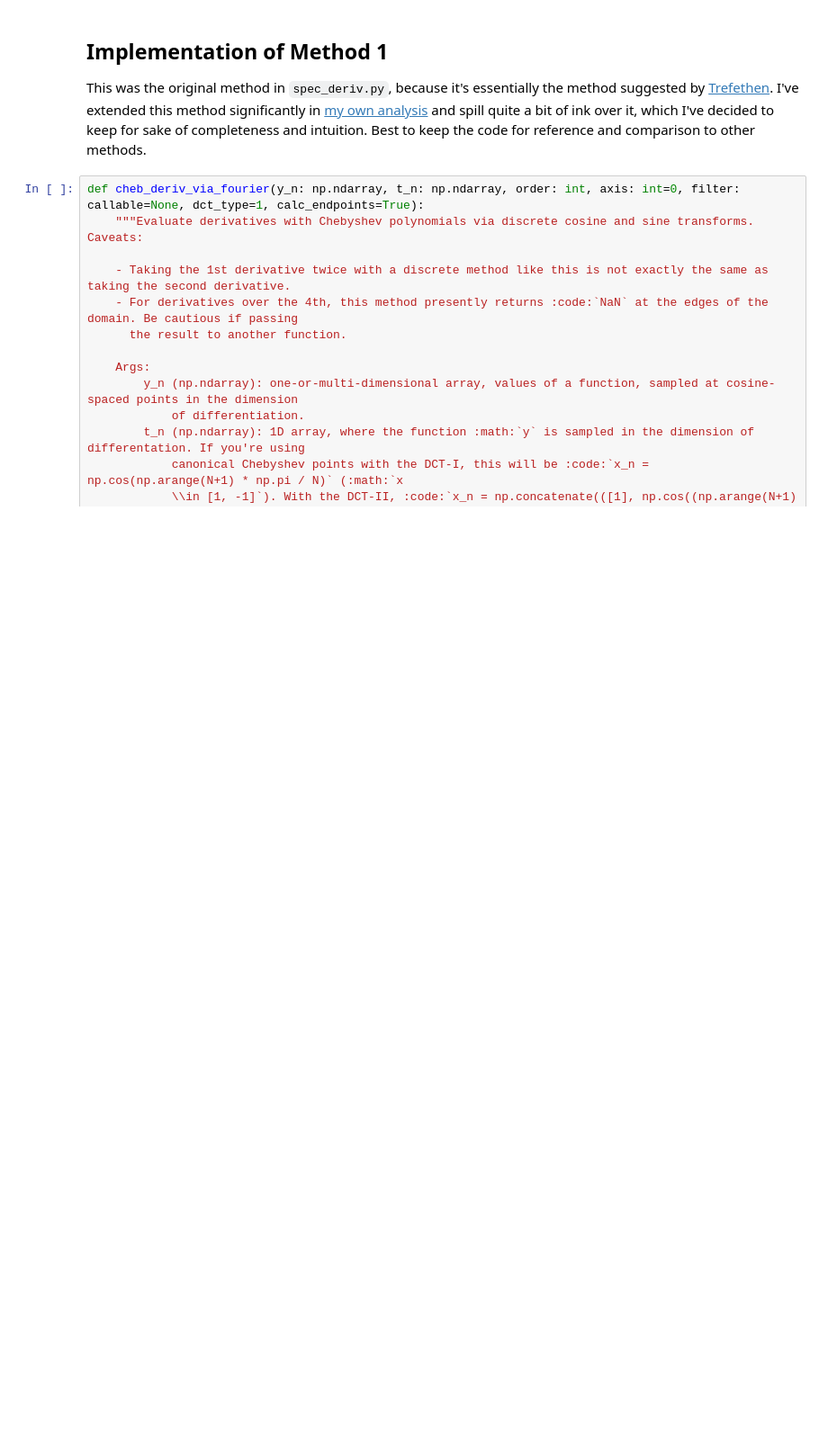
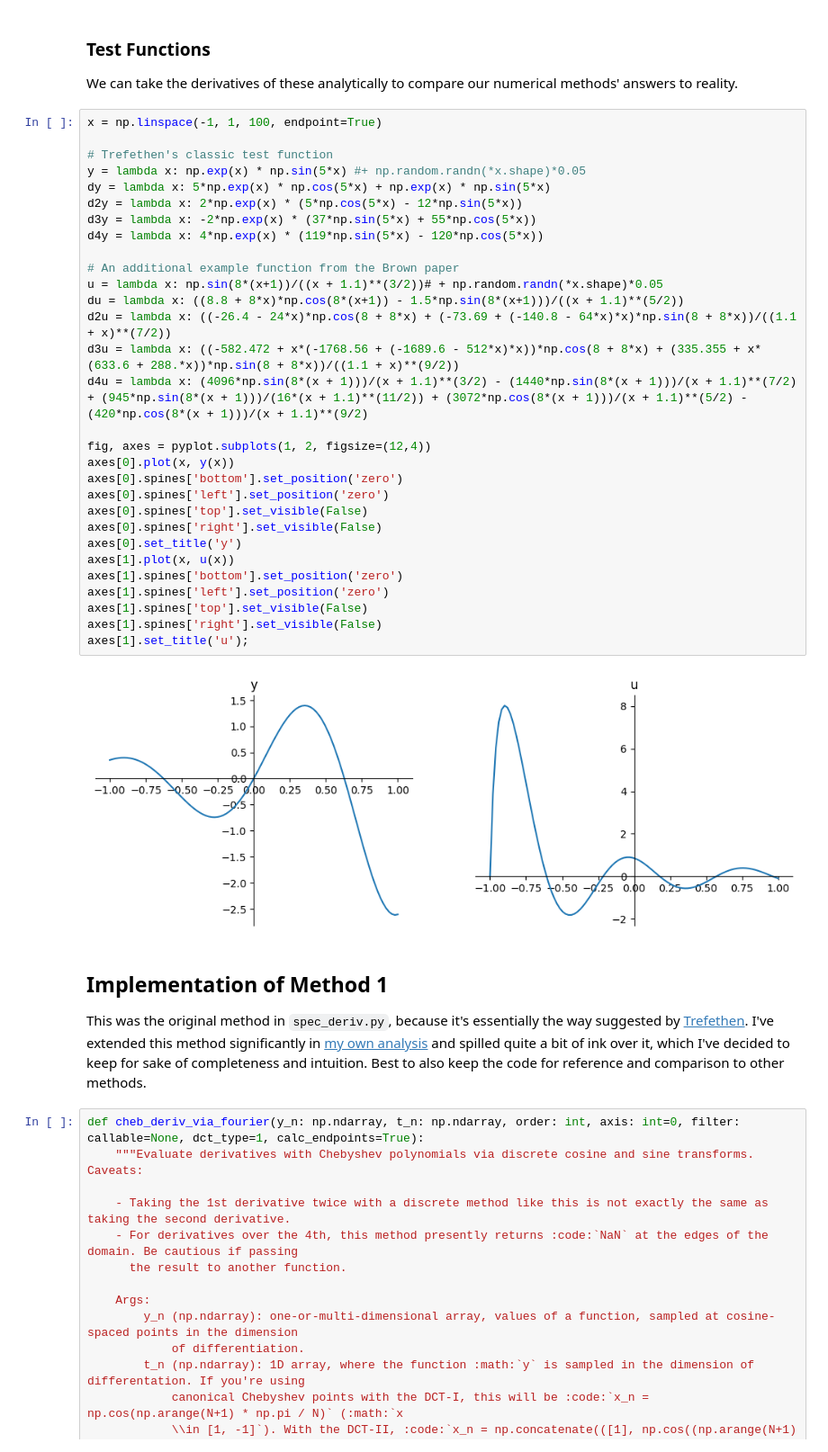
Before and after one commit to pavelkomarov/spectral-derivatives, a Jupyter notebook: notebooks/alternative_chebyshev_derivative_methods.ipynb, the cells around one changed output. Shown at 90% size. Saved outputs shown, nothing was run; the diff lists cells and outputs as text; blank space fills up the shorter version.

Commit message:
moved series notebook content in to alternative methods notebook and completed head-to-head

```diff
--- a/notebooks/alternative_chebyshev_derivative_methods.ipynb
+++ b/notebooks/alternative_chebyshev_derivative_methods.ipynb
@@ -26,7 +32,43 @@ from warnings import warn
+# %% [markdown]
+### Test Functions
+
+We can take the derivatives of these analytically to compare our numerical methods' answers to reality.
+# %%
+x = np.linspace(-1, 1, 100, endpoint=True)
+
+# Trefethen's classic test function
+y = lambda x: np.exp(x) * np.sin(5*x) #+ np.random.randn(*x.shape)*0.05
+dy = lambda x: 5*np.exp(x) * np.cos(5*x) + np.exp(x) * np.sin(5*x)
+d2y = lambda x: 2*np.exp(x) * (5*np.cos(5*x) - 12*np.sin(5*x))
+d3y = lambda x: -2*np.exp(x) * (37*np.sin(5*x) + 55*np.cos(5*x))
+d4y = lambda x: 4*np.exp(x) * (119*np.sin(5*x) - 120*np.cos(5*x))
+
+# An additional example function from the Brown paper
+u = lambda x: np.sin(8*(x+1))/((x + 1.1)**(3/2))# + np.random.randn(*x.shape)*0.05
+du = lambda x: ((8.8 + 8*x)*np.cos(8*(x+1)) - 1.5*np.sin(8*(x+1)))/((x + 1.1)**(5/2))
+d2u = lambda x: ((-26.4 - 24*x)*np.cos(8 + 8*x) + (-73.69 + (-140.8 - 64*x)*x)*np.sin(8 + 8*x))/((1.1 + x)**(7/2))
+d3u = lambda x: ((-582.472 + x*(-1768.56 + (-1689.6 - 512*x)*x))*np.cos(8 + 8*x) + (335.355 + x*(633.6 + 288.*x))*np.sin(8 + 8*x))/((1.1 + x)**(9/2))
+d4u = lambda x: (4096*np.sin(8*(x + 1)))/(x + 1.1)**(3/2) - (1440*np.sin(8*(x + 1)))/(x + 1.1)**(7/2) + (945*np.sin(8*(x + 1)))/(16*(x + 1.1)**(11/2)) + (3072*np.cos(8*(x + 1)))/(x + 1.1)**(5/2) - (420*np.cos(8*(x + 1)))/(x + 1.1)**(9/2)
+
+fig, axes = pyplot.subplots(1, 2, figsize=(12,4))
+axes[0].plot(x, y(x))
+axes[0].spines['bottom'].set_position('zero')
+axes[0].spines['left'].set_position('zero')
+axes[0].spines['top'].set_visible(False)
+axes[0].spines['right'].set_visible(False)
+axes[0].set_title('y')
+axes[1].plot(x, u(x))
+axes[1].spines['bottom'].set_position('zero')
+axes[1].spines['left'].set_position('zero')
+axes[1].spines['top'].set_visible(False)
+axes[1].spines['right'].set_visible(False)
+axes[1].set_title('u');
+# %% [output]
+[figure, added]
 # %% [markdown]
 ## Implementation of Method 1
 
-This was the original method in `spec_deriv.py`, because it's essentially the method suggested by [Trefethen](https://epubs.siam.org/doi/epdf/10.1137/1.9780898719598.ch8). I've extended this method significantly in [my own analysis](https://pavelkomarov.com/spectral-derivatives/math.pdf) and spill quite a bit of ink over it, which I've decided to keep for sake of completeness and intuition. Best to keep the code for reference and comparison to other methods.
+This was the original method in `spec_deriv.py`, because it's essentially the way suggested by [Trefethen](https://epubs.siam.org/doi/epdf/10.1137/1.9780898719598.ch8). I've extended this method significantly in [my own analysis](https://pavelkomarov.com/spectral-derivatives/math.pdf) and spilled quite a bit of ink over it, which I've decided to keep for sake of completeness and intuition. Best to also keep the code for reference and comparison to other methods.
 # %%
 def cheb_deriv_via_fourier(y_n: np.ndarray, t_n: np.ndarray, order: int, axis: int=0, filter: callable=None, dct_type=1, calc_endpoints=True):
 	"""Evaluate derivatives with Chebyshev polynomials via discrete cosine and sine transforms. Caveats:
```
Also changed, not shown: parts of 14 cells of this notebook, 2 other files.
